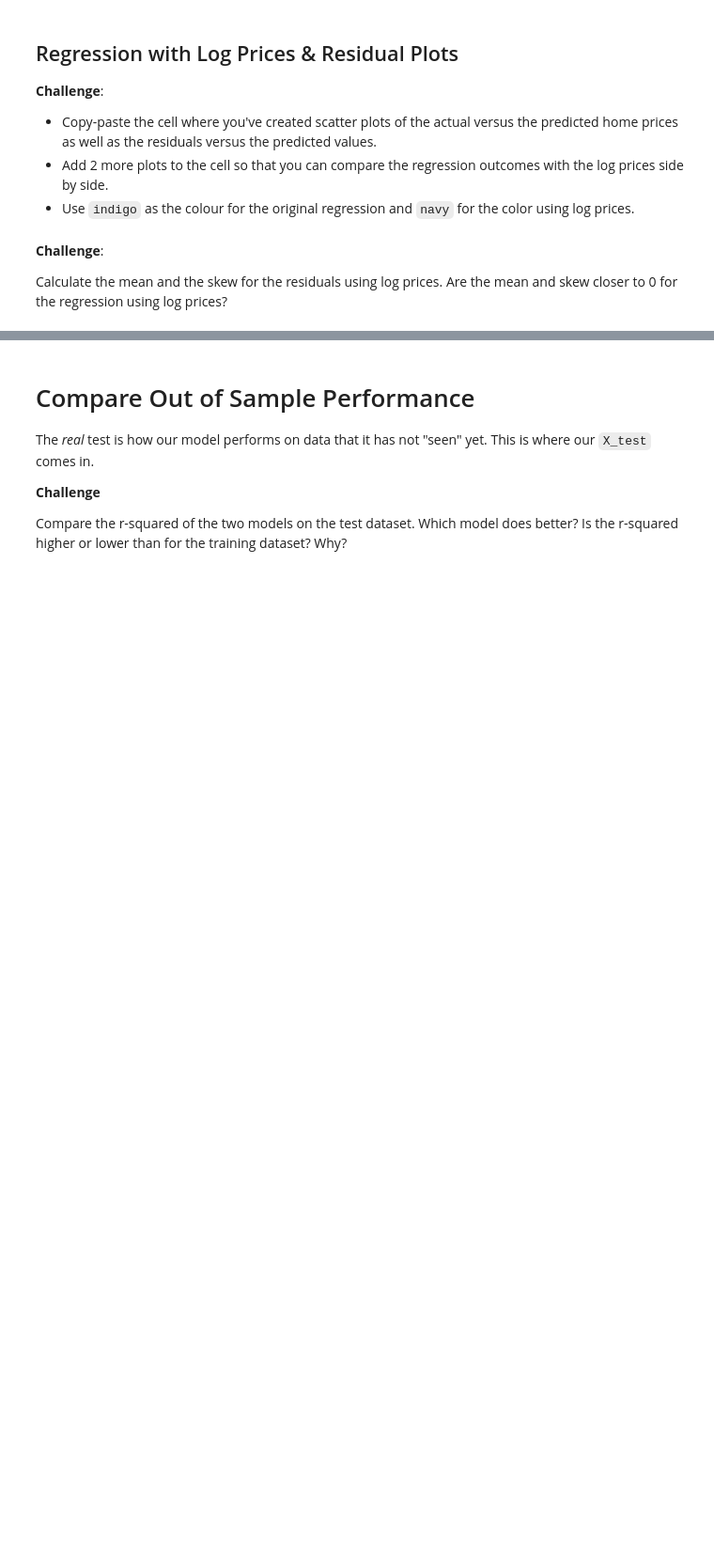
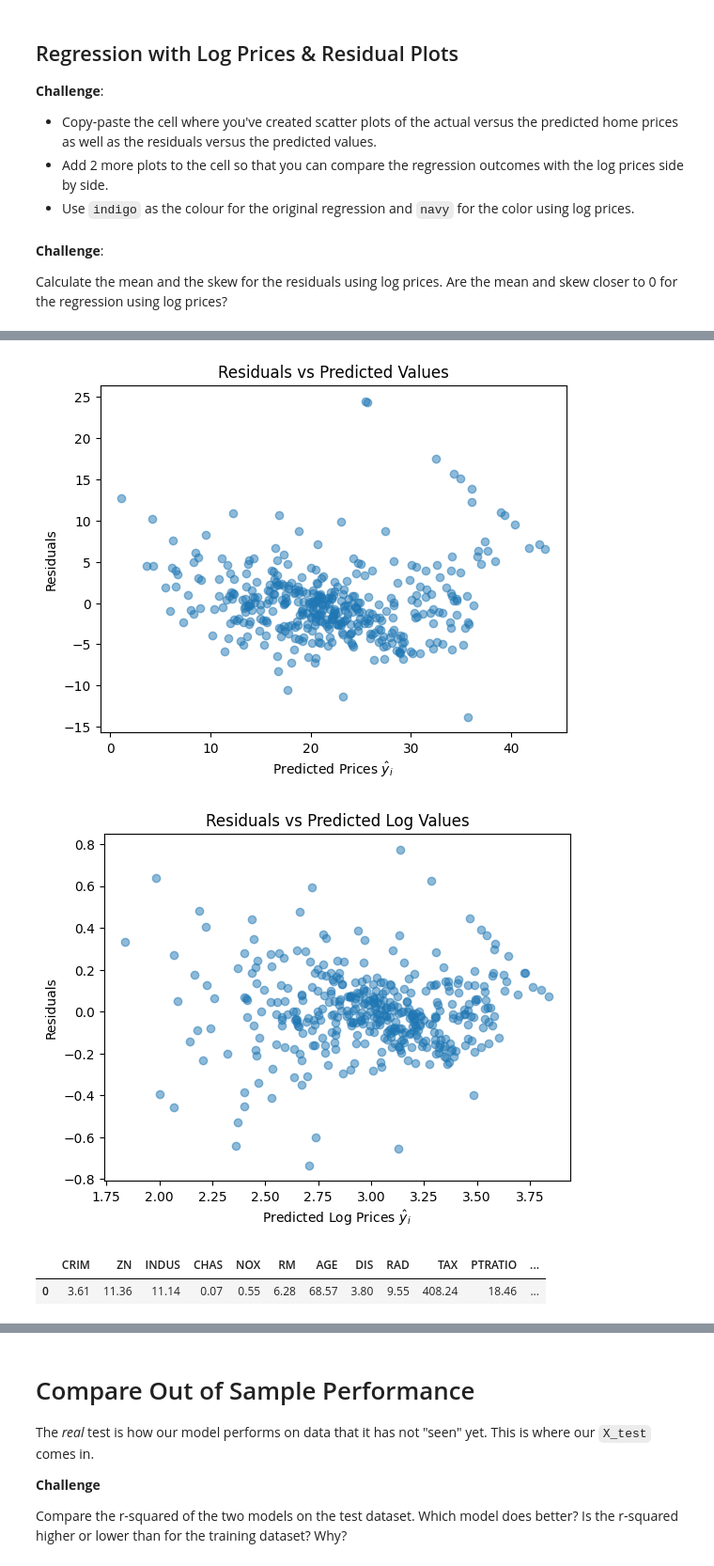
Before and after one commit to thandora/100-days-of-code-udemy, a Jupyter notebook: day-080-capstone-house-prices/house-prices.ipynb, the cells around one changed output, grey strips where cells are left out. Shown at 94% size. Cells and saved outputs as stored; diff of their text form; code cells hidden in the pictures; blank space fills up the shorter version.

```diff
--- a/day-080-capstone-house-prices/house-prices.ipynb
+++ b/day-080-capstone-house-prices/house-prices.ipynb
@@ -687,3 +691,14 @@ $$ \log (PR \hat ICE) = \theta _0 + \theta _1 RM + \theta _2 NOX + \theta_3 DIS
 * Run a second regression, but this time use the transformed target data.
 * What is the r-squared of the regression on the training data?
 * Have we improved the fit of our model compared to before based on this measure?
+# %%
+# Transform
+new_target = np.log(data["PRICE"])
+features = data.drop("PRICE", axis="columns")
+
+X_train, X_test, new_y_train, new_y_test = train_test_split(
+    features,
+    new_target,
+    train_size=0.8,
+    random_state=10,
+)
@@ -711,0 +795,34 @@ Calculate the mean and the skew for the residuals using log prices. Are the mean
+# %%
+# Residuals vs predicted values
+plt.scatter(x=predicted_price, y=residuals, alpha=0.5)
+
+plt.title('Residuals vs Predicted Values')
+plt.xlabel('Predicted Prices $\hat y _i$')
+plt.ylabel('Residuals')
+
+plt.show()
+
+
+# Residuals vs predicted values (Log prices)
+plt.scatter(x=new_predictions, y=new_residuals, alpha=0.5)
+
+plt.title('Residuals vs Predicted Log Values')
+plt.xlabel('Predicted Log Prices $\hat y _i$')
+plt.ylabel('Residuals')
+
+plt.show()
+# %% [output]
+[figure, added]
+[figure, added]
+# %%
+# This cell is included in the starting file.
+# Starting Point: Average Values in the Dataset
+features = data.drop(["PRICE"], axis=1)
+average_vals = features.mean().values
+property_stats = pd.DataFrame(
+    data=average_vals.reshape(1, len(features.columns)), columns=features.columns
+)
+property_stats
+# %% [output]
+|  | CRIM | ZN | INDUS | CHAS | NOX | RM | AGE | DIS | RAD | TAX | PTRATIO | ... |
+| 0 | 3.61 | 11.36 | 11.14 | 0.07 | 0.55 | 6.28 | 68.57 | 3.80 | 9.55 | 408.24 | 18.46 | ... |
```
Also changed, not shown: parts of 12 cells of this notebook.
